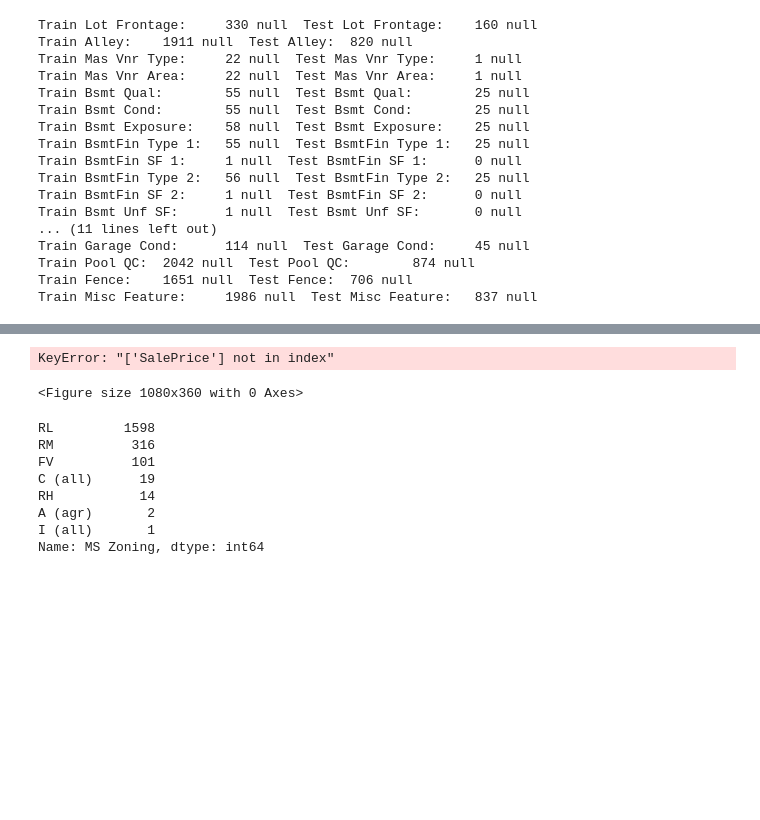
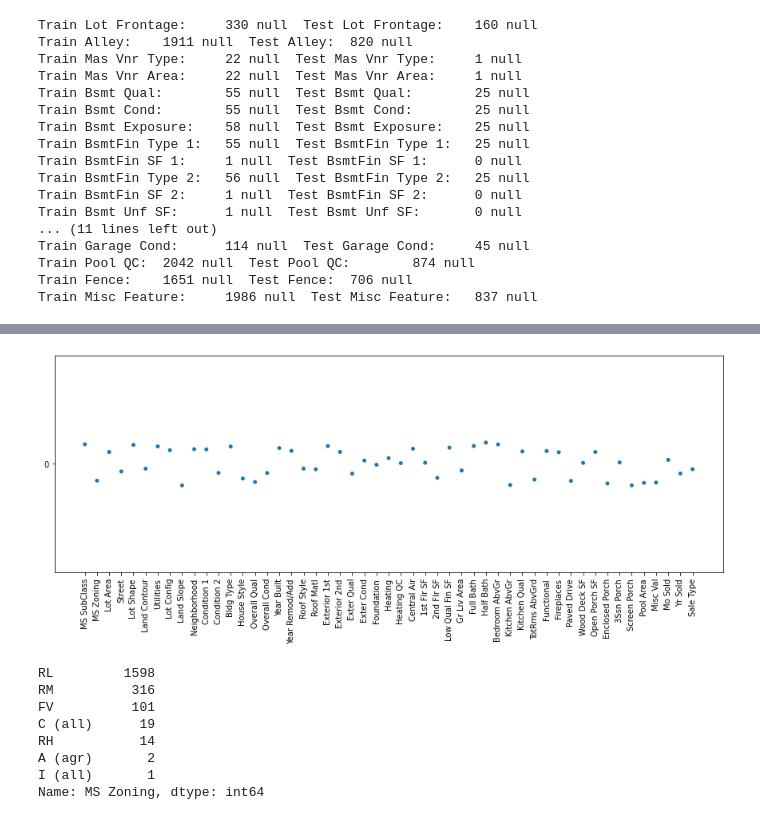
Before and after one commit to griffinbran/Real-Estate-Statistical-Modeling, a Jupyter notebook: code/01_EDA_and_Cleaning.ipynb, the cells around one changed output, grey strips where cells are left out. Saved outputs shown, nothing was run; the diff lists cells and outputs as text; code cells hidden in the pictures; blank space fills up the shorter version.

```diff
--- a/code/01_EDA_and_Cleaning.ipynb
+++ b/code/01_EDA_and_Cleaning.ipynb
@@ -75,12 +100,11 @@ plt.xticks( rotation=90 );
 # %%
 test_df.head()
 train_df.isnull().sum()
 plt.figure(figsize = (15, 5));
-sns.stripplot(x=test_df[features].isnull().sum().index,y=test_df[features].isnull().sum(),orient='h')
+sns.stripplot(x=nulless_features,y=test_df[nulless_features].isnull().sum(),orient='h')
 plt.xticks( rotation=90 );
 # %% [output]
-KeyError: "['SalePrice'] not in index"
-<Figure size 1080x360 with 0 Axes>
+[figure, added]
 # %%
 print(train_df['MS Zoning'].value_counts())
 train_df.groupby('MS Zoning')['SalePrice'].describe() #MS Zoning: RL-Residential Low Density Housing, {RH, RM}, {A (agr), C (all), FV, I (all)}
```
Also changed, not shown: parts of 9 cells of this notebook, 4 other files.
